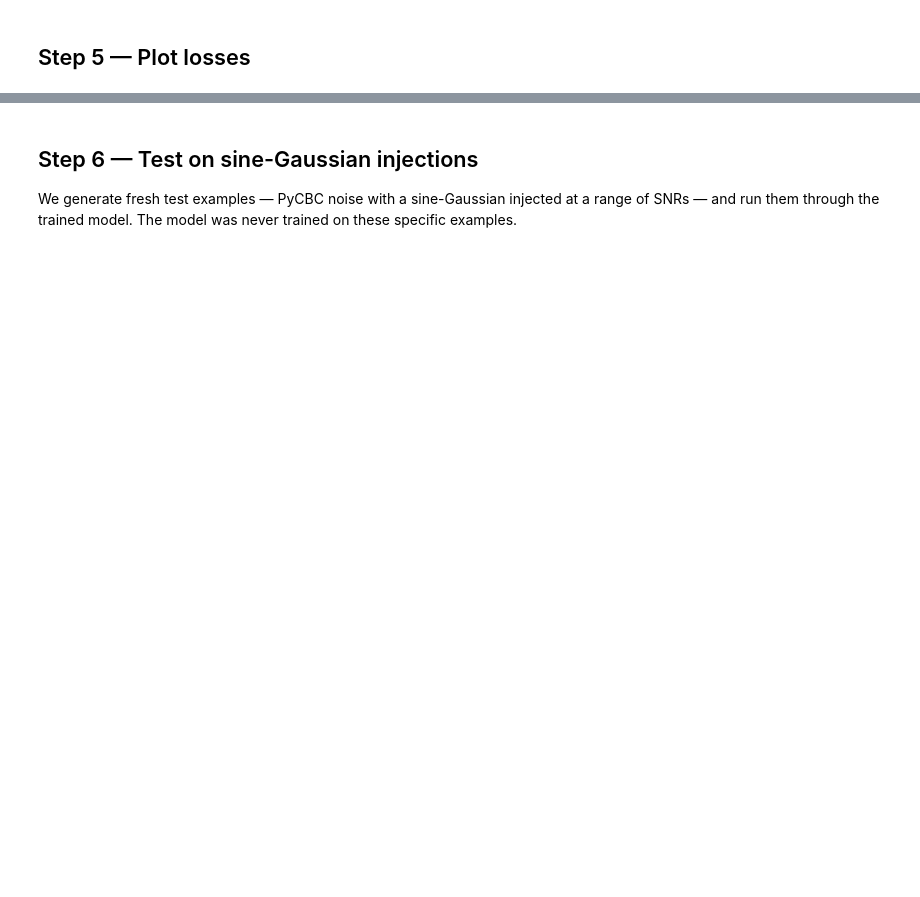
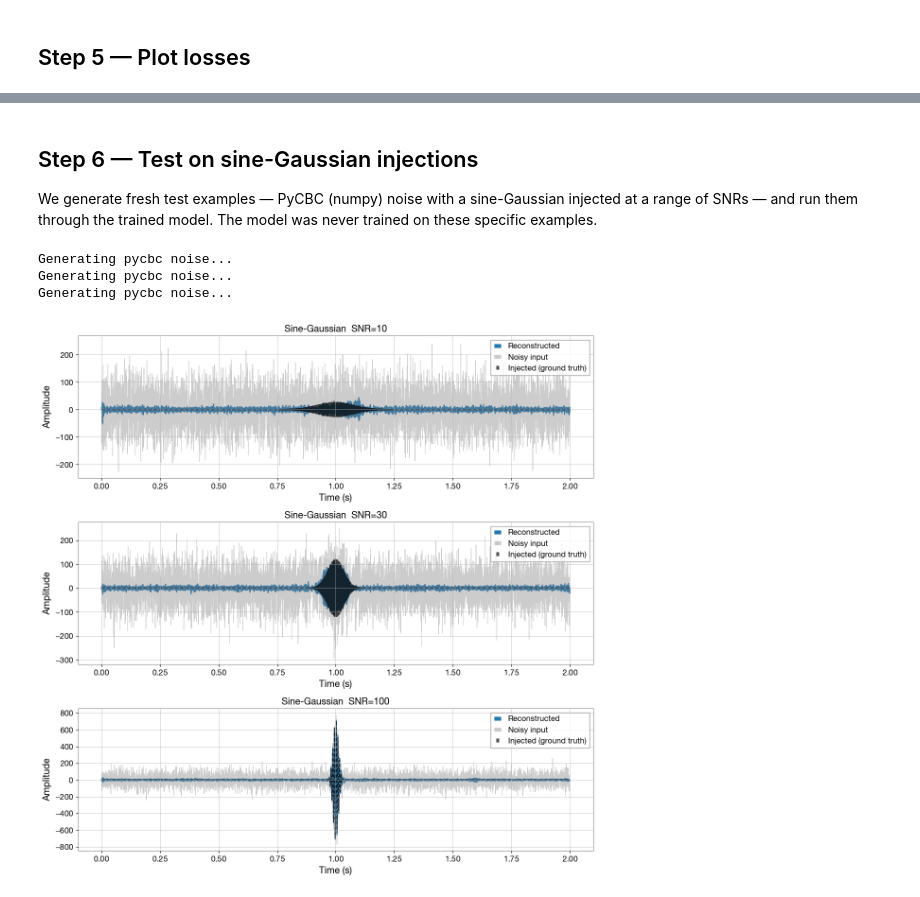
Before and after one commit to narolaharsh/deepextractor, a Jupyter notebook: notebooks/training_tutorial.ipynb, the cells around one changed output, grey strips where cells are left out. Cells and saved outputs as stored; diff of their text form; code cells hidden in the pictures; blank space fills up the shorter version.

Commit message:
Limit sine-Gaussian test injections to freq_max=1024 Hz
Co-Authored-By: Claude Sonnet 4.6 <noreply@anthropic.com>

```diff
--- a/notebooks/training_tutorial.ipynb
+++ b/notebooks/training_tutorial.ipynb
@@ -53,8 +53,8 @@ N_TRAIN = 1000
 N_VAL   = 200
 
 # Training
-BATCH_SIZE              = 16
-EPOCHS                  = 20    # maximum epochs; early stopping may stop sooner
+BATCH_SIZE              = 32
+EPOCHS                  = 50    # maximum epochs; early stopping may stop sooner
 LR                      = 1e-4
 LR_PATIENCE             = 4     # epochs without improvement before LR is reduced
 LR_FACTOR               = 0.1   # factor to reduce LR by
@@ -64,7 +64,7 @@ EARLY_STOPPING_PATIENCE = 9     # epochs without improvement before training sto
 # Original DeepExtractor (arXiv:2501.18423): N_FFT=512, WIN_LENGTH=64, HOP_LENGTH=32
 # → produces (257, 257) spectrograms, richer time-frequency representation
 #   but significantly slower to train.
-# Tutorial default: smaller spectrograms for faster training.
+# Tutorial default: smaller spectrograms for faster training, but still gives decent performance (please see 129x129 model in the paper).
 N_FFT      = 256
 WIN_LENGTH = N_FFT // 2
 HOP_LENGTH = WIN_LENGTH // 2
@@ -230,7 +250,7 @@ plt.show()
 # %% [markdown]
 ## Step 6 — Test on sine-Gaussian injections
 
-We generate fresh test examples — PyCBC noise with a sine-Gaussian injected at a range of SNRs —
+We generate fresh test examples — PyCBC (numpy) noise with a sine-Gaussian injected at a range of SNRs —
 and run them through the trained model.
 The model was never trained on these specific examples.
 # %%
@@ -276,32 +296,37 @@ t_axis = np.linspace(0, T, LENGTH)
 for ax, snr in zip(axes, SNR_VALUES):
     # Fresh noise realization
     noise = generate_gaussian_noise(mean, std_dev, 1, (LENGTH,), bilby_noise=False)[0]
 
     # Sine-Gaussian injection
-    _, wavelet = generate_sine_gaussian(duration=0.5)
+    _, wavelet = generate_sine_gaussian(duration=0.5, freq_max=1024)
     wavelet = wavelet - np.mean(wavelet)
     wavelet = whitened_snr_scaling(wavelet, snr=snr)
 
     len_glitch = len(wavelet)
     id_start   = int(T_INJ * SAMPLE_RATE) - len_glitch // 2
     noisy      = noise.copy()
     noisy[id_start : id_start + len_glitch] += wavelet
 
     # Ground truth (zero-padded injection)
     injected        = np.zeros(LENGTH)
     injected[id_start : id_start + len_glitch] = wavelet
 
     # Reconstruct
     reconstructed = reconstruct(noisy, model, scaler, DEVICE, N_FFT, HOP_LENGTH, WIN_LENGTH)
 
-    ax.plot(t_axis, injected,      color="black", lw=1.5, linestyle="--", label="Injected (ground truth)")
     ax.plot(t_axis, reconstructed, color="C0",    lw=1.5, label="Reconstructed")
     ax.plot(t_axis, noisy,         color="gray",  lw=0.8, alpha=0.4, label="Noisy input")
+    ax.plot(t_axis, injected,      color="black", lw=1.5, alpha=0.7,linestyle="--", label="Injected (ground truth)")
     ax.set_title(f"Sine-Gaussian  SNR={snr}")
     ax.set_xlabel("Time (s)")
     ax.set_ylabel("Amplitude")
     ax.legend(loc="upper right")
     ax.grid(True)
 
 plt.tight_layout()
 plt.show()
+# %% [output]
+Generating pycbc noise...
+Generating pycbc noise...
+Generating pycbc noise...
+[figure, added]
```
Also changed, not shown: parts of 4 cells of this notebook.
